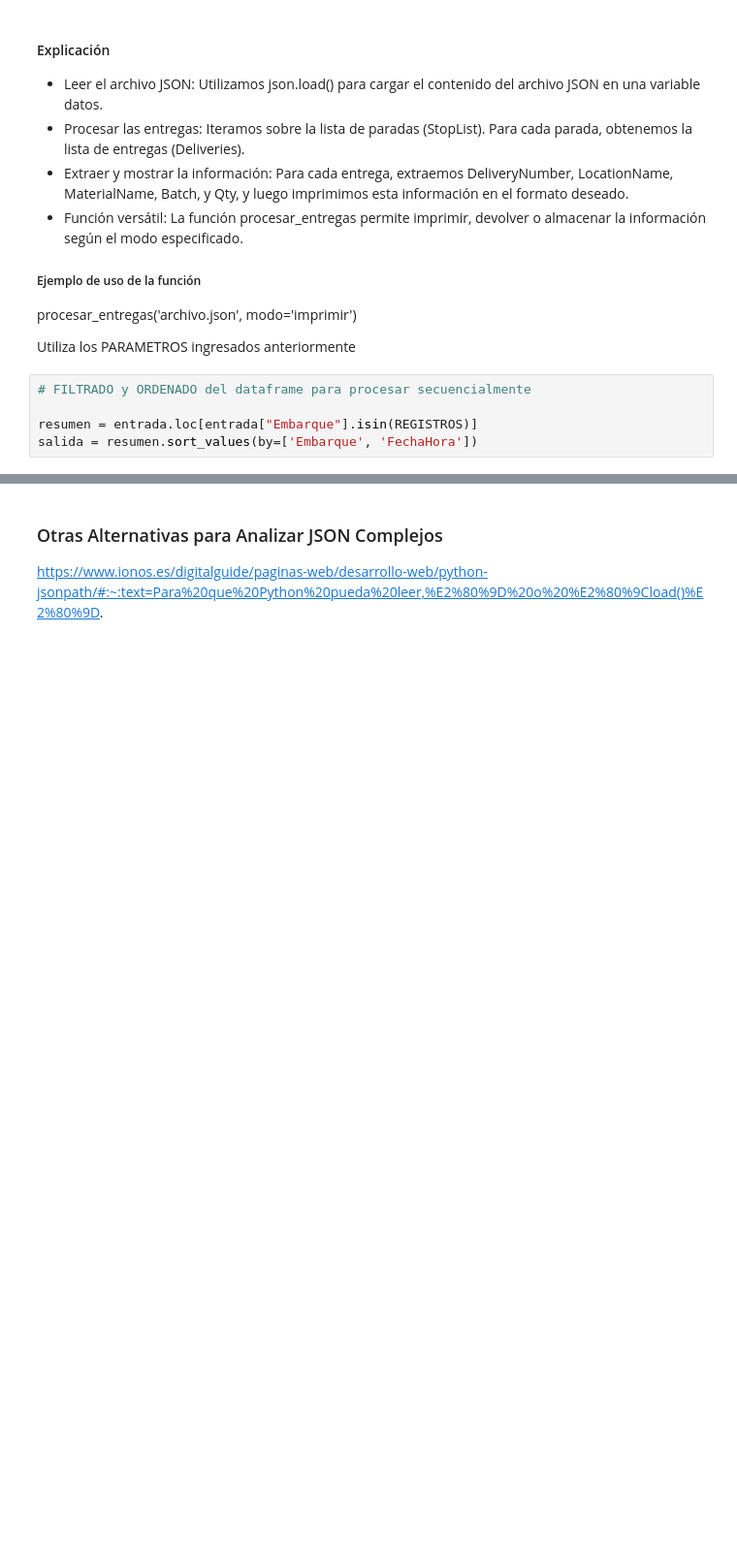
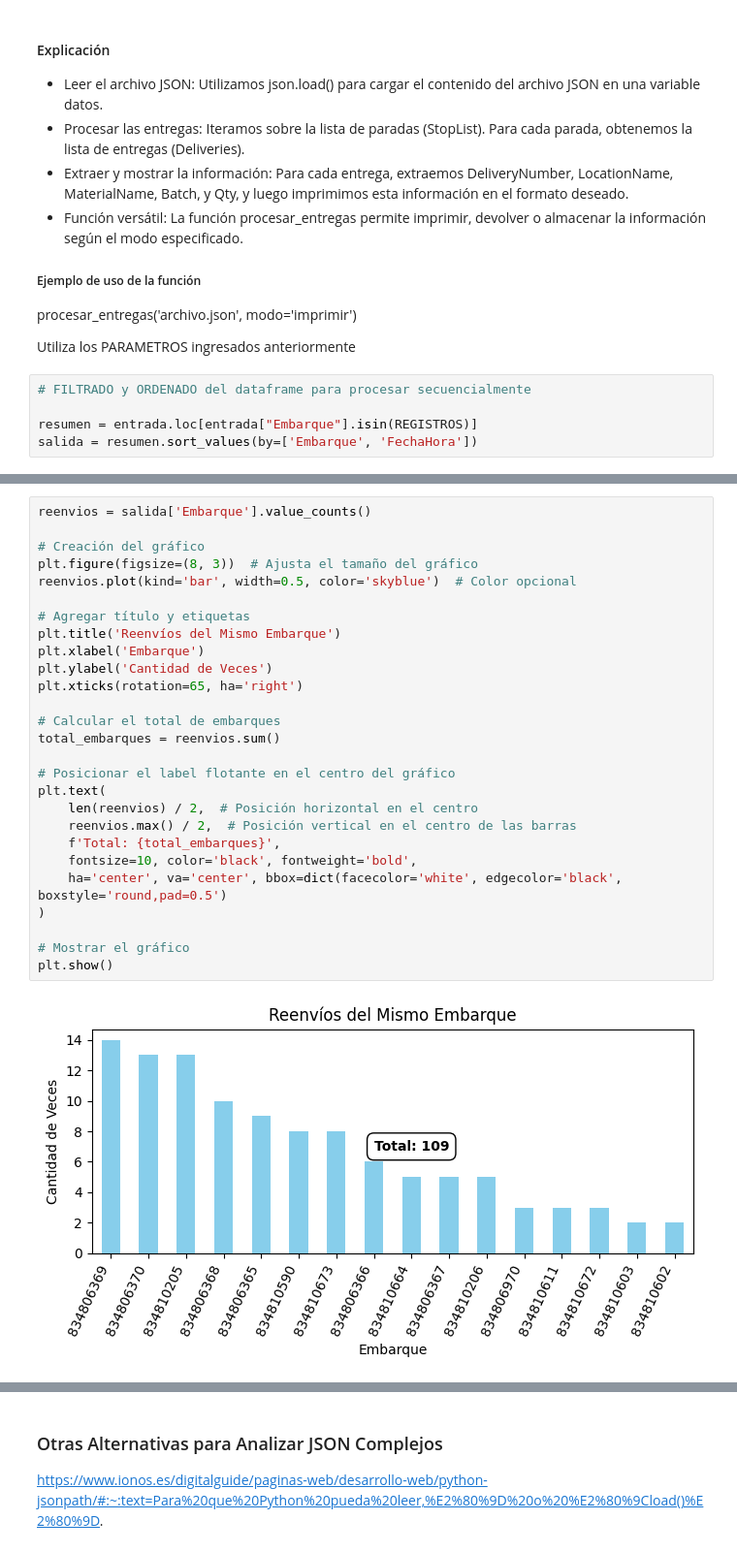
Before and after one commit to EWECORP/PYTHON, a Jupyter notebook: VIGILO/BAYERLogs.ipynb, the cells around one changed output, grey strips where cells are left out. Shown at 97% size. Drawn from its saved outputs; the diff is of its cells as text; blank space fills up the shorter version.

```diff
--- a/VIGILO/BAYERLogs.ipynb
+++ b/VIGILO/BAYERLogs.ipynb
@@ -283,3 +395,32 @@ salida = resumen.sort_values(by=['Embarque', 'FechaHora'])
+# %%
+reenvios = salida['Embarque'].value_counts()
+
+# Creación del gráfico
+plt.figure(figsize=(8, 3))  # Ajusta el tamaño del gráfico
+reenvios.plot(kind='bar', width=0.5, color='skyblue')  # Color opcional
+
+# Agregar título y etiquetas
+plt.title('Reenvíos del Mismo Embarque')
+plt.xlabel('Embarque')
+plt.ylabel('Cantidad de Veces')
+plt.xticks(rotation=65, ha='right')
+
+# Calcular el total de embarques
+total_embarques = reenvios.sum()
+
+# Posicionar el label flotante en el centro del gráfico
+plt.text(
+    len(reenvios) / 2,  # Posición horizontal en el centro
+    reenvios.max() / 2,  # Posición vertical en el centro de las barras
+    f'Total: {total_embarques}',
+    fontsize=10, color='black', fontweight='bold',
+    ha='center', va='center', bbox=dict(facecolor='white', edgecolor='black', boxstyle='round,pad=0.5')
+)
+
+# Mostrar el gráfico
+plt.show()
+# %% [output]
+[figure, added]
 # %%
 # RUTINA PARA IMPRIMIR SALIDAS por la Terminal
 
```
Also changed, not shown: parts of 43 cells of this notebook, 1 other file.
